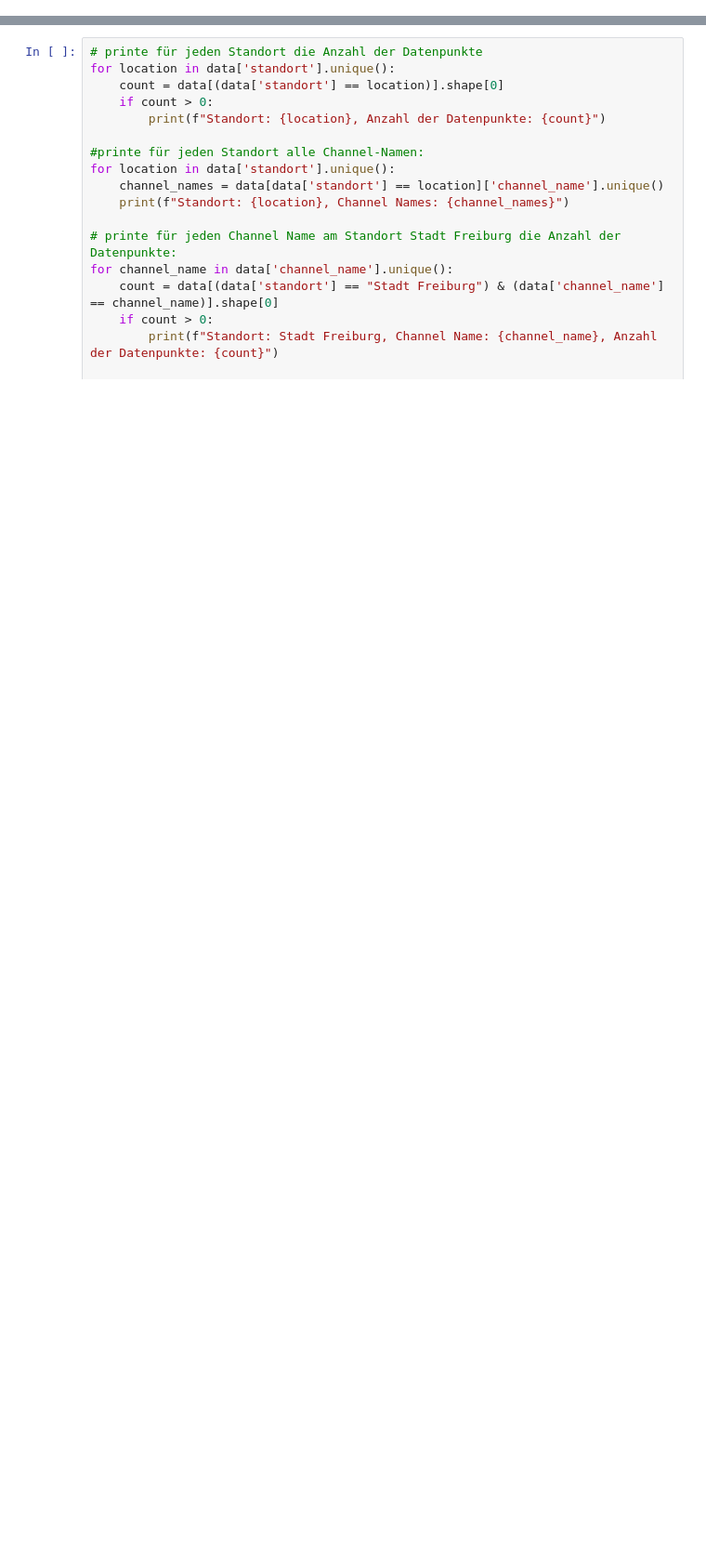
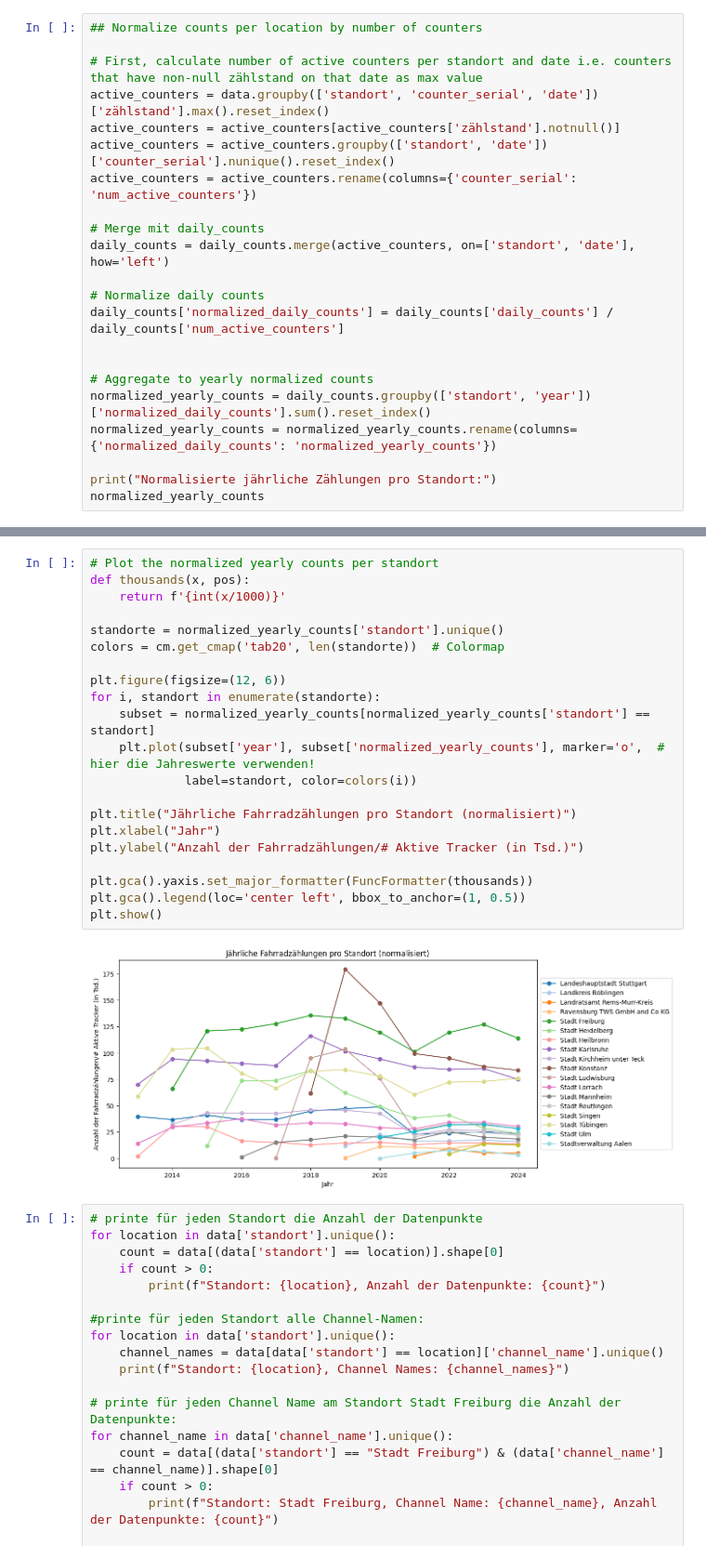
Before and after one commit to skessler01/data_literacy, a Jupyter notebook: data_preprocessing.ipynb, the cells around one changed output, grey strips where cells are left out. Shown at 93% size. Cells and saved outputs as stored; diff of their text form; blank space fills up the shorter version.

```diff
--- a/data_preprocessing.ipynb
+++ b/data_preprocessing.ipynb
@@ -107,0 +268,22 @@ print(general_columns)
+# %%
+## Normalize counts per location by number of counters
+
+# First, calculate number of active counters per standort and date i.e. counters that have non-null zählstand on that date as max value
+active_counters = data.groupby(['standort', 'counter_serial', 'date'])['zählstand'].max().reset_index()
+active_counters = active_counters[active_counters['zählstand'].notnull()]
+active_counters = active_counters.groupby(['standort', 'date'])['counter_serial'].nunique().reset_index()
+active_counters = active_counters.rename(columns={'counter_serial': 'num_active_counters'})
+
+# Merge mit daily_counts
+daily_counts = daily_counts.merge(active_counters, on=['standort', 'date'], how='left')
+
+# Normalize daily counts
+daily_counts['normalized_daily_counts'] = daily_counts['daily_counts'] / daily_counts['num_active_counters']
+
+
+# Aggregate to yearly normalized counts
+normalized_yearly_counts = daily_counts.groupby(['standort', 'year'])['normalized_daily_counts'].sum().reset_index()
+normalized_yearly_counts = normalized_yearly_counts.rename(columns={'normalized_daily_counts': 'normalized_yearly_counts'})
+
+print("Normalisierte jährliche Zählungen pro Standort:")
+normalized_yearly_counts
@@ -108,3 +305,26 @@ print(general_columns)
+# %%
+# Plot the normalized yearly counts per standort
+def thousands(x, pos):
+    return f'{int(x/1000)}'
+
+standorte = normalized_yearly_counts['standort'].unique()
+colors = cm.get_cmap('tab20', len(standorte))  # Colormap
+
+plt.figure(figsize=(12, 6))
+for i, standort in enumerate(standorte):
+    subset = normalized_yearly_counts[normalized_yearly_counts['standort'] == standort]
+    plt.plot(subset['year'], subset['normalized_yearly_counts'], marker='o',  # hier die Jahreswerte verwenden!
+             label=standort, color=colors(i))
+
+plt.title("Jährliche Fahrradzählungen pro Standort (normalisiert)")
+plt.xlabel("Jahr")
+plt.ylabel("Anzahl der Fahrradzählungen/# Aktive Tracker (in Tsd.)")
+
+plt.gca().yaxis.set_major_formatter(FuncFormatter(thousands))
+plt.gca().legend(loc='center left', bbox_to_anchor=(1, 0.5))
+plt.show()
+# %% [output]
+[figure, added]
 # %%
 # printe für jeden Standort die Anzahl der Datenpunkte
 for location in data['standort'].unique():
```
Also changed, not shown: parts of 23 cells of this notebook, 1 other file.
